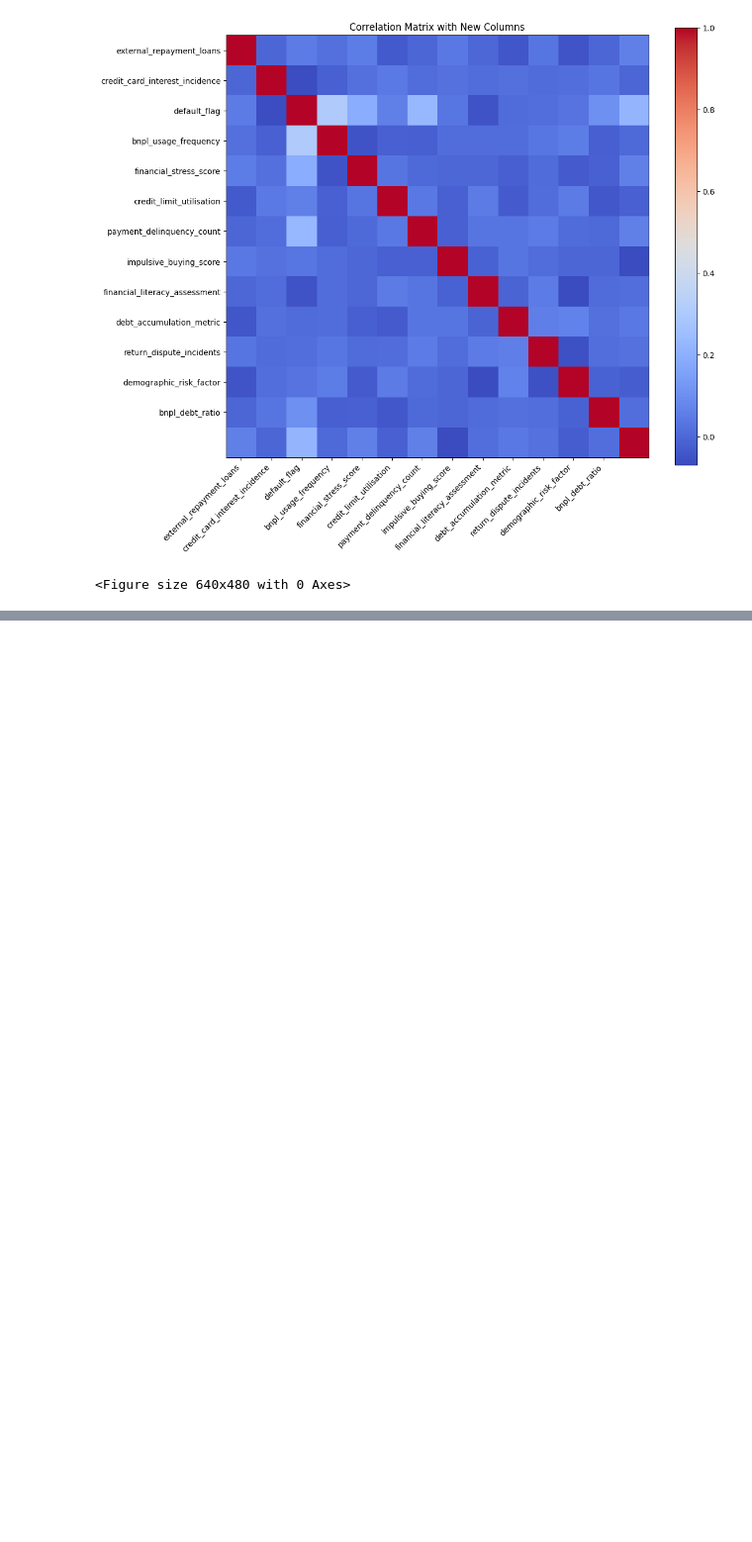
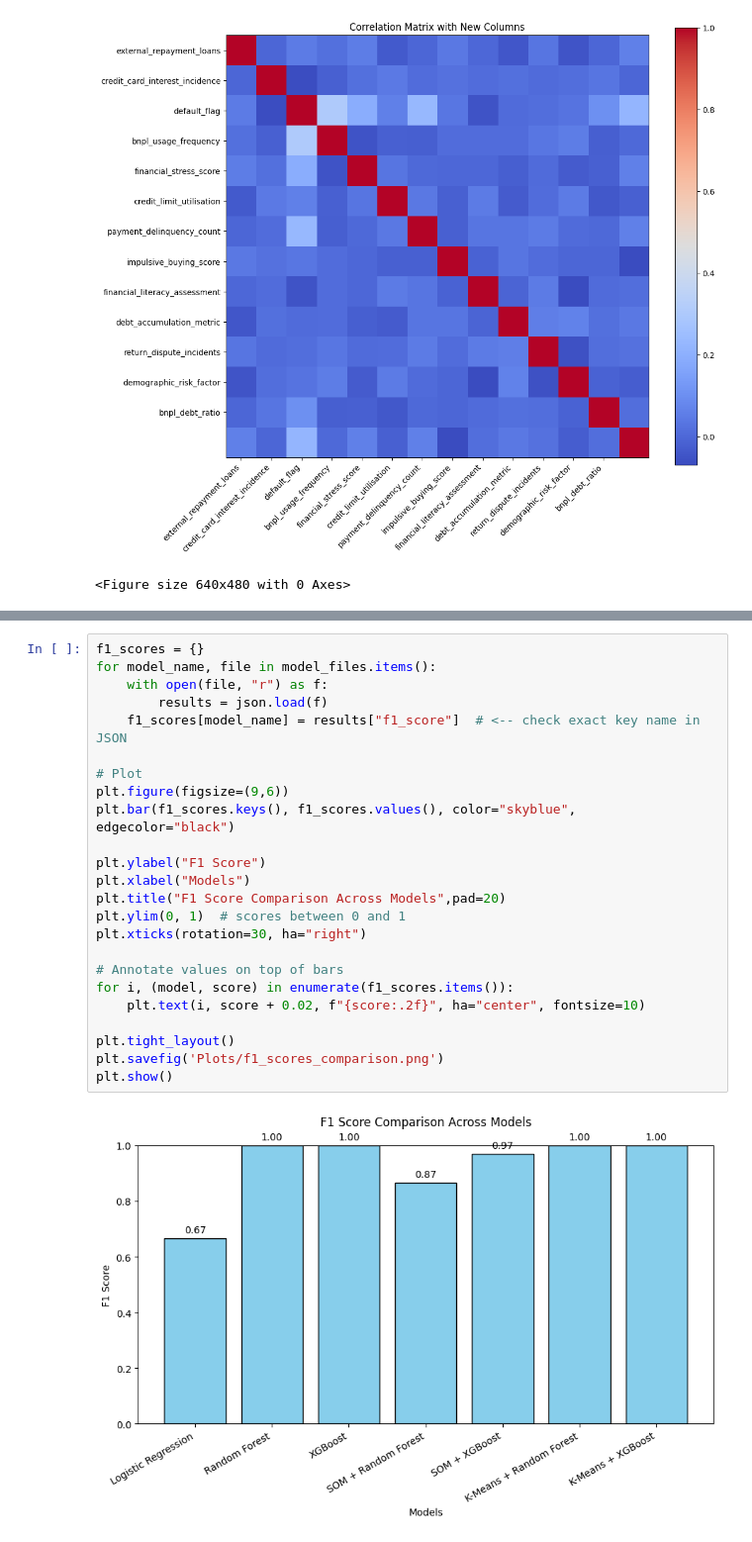
Before and after one commit to IsmailZei/Credit-Risk-Models-in-BNPL, a Jupyter notebook: Plots.ipynb, the cells around one changed output, grey strips where cells are left out. Shown at 99% size. Cells and saved outputs as stored; diff of their text form; blank space fills up the shorter version.

```diff
--- a/Plots.ipynb
+++ b/Plots.ipynb
@@ -240,0 +292,26 @@ plt.savefig('Plots\Correlation Matricies\correlation_matrix_new.png')
+# %%
+f1_scores = {}
+for model_name, file in model_files.items():
+    with open(file, "r") as f:
+        results = json.load(f)
+    f1_scores[model_name] = results["f1_score"]  # <-- check exact key name in JSON
+
+# Plot
+plt.figure(figsize=(9,6))
+plt.bar(f1_scores.keys(), f1_scores.values(), color="skyblue", edgecolor="black")
+
+plt.ylabel("F1 Score")
+plt.xlabel("Models")
+plt.title("F1 Score Comparison Across Models",pad=20)
+plt.ylim(0, 1)  # scores between 0 and 1
+plt.xticks(rotation=30, ha="right")
+
+# Annotate values on top of bars
+for i, (model, score) in enumerate(f1_scores.items()):
+    plt.text(i, score + 0.02, f"{score:.2f}", ha="center", fontsize=10)
+
+plt.tight_layout()
+plt.savefig('Plots/f1_scores_comparison.png')
+plt.show()
+# %% [output]
+[figure, added]
```
Also changed, not shown: parts of 12 cells of this notebook, 23 other files.
